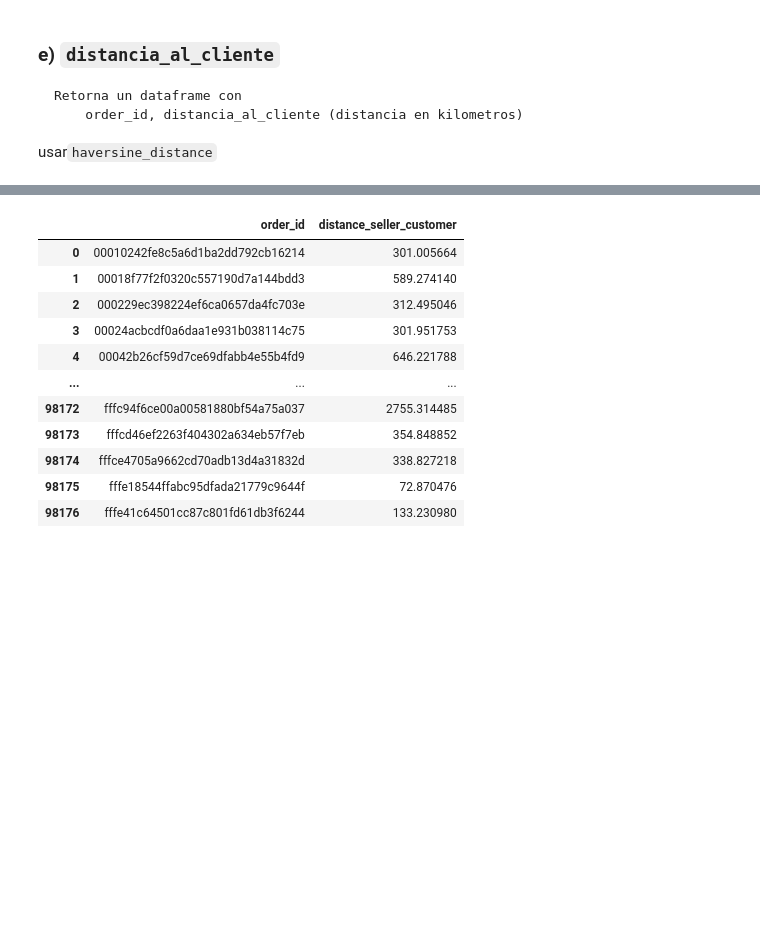
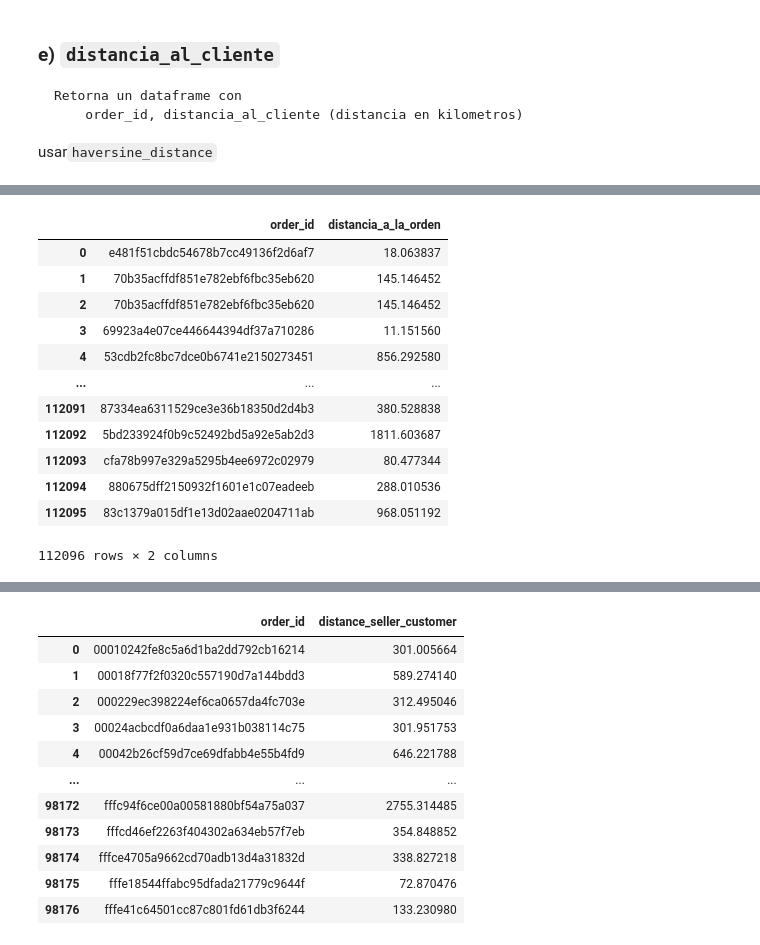
Before and after one commit to pedrosaluzzi/Olist, a Jupyter notebook: ejercicio_orders_part1 (2).ipynb, the cells around one changed output, grey strips where cells are left out. Cells and saved outputs as stored; diff of their text form; code cells hidden in the pictures; blank space fills up the shorter version.

```diff
--- a/ejercicio_orders_part1 (2).ipynb
+++ b/ejercicio_orders_part1 (2).ipynb
@@ -410,3 +443,22 @@ def haversine_distance(lon1, lat1, lon2, lat2):
+# %%
+from funciones.preprocess import calcular_distancia_vendedor_comprador #aplico todo lo anterior que es una funcion que esta en preprocess.py eso me ayuda a que todo el codigo no se vea aca, y este mucho mas limpio y facil de leer
+distancia_a_la_orden = calcular_distancia_vendedor_comprador(data)
+# %%
+distancia_a_la_orden
+# %% [output]
+|  | order_id | distancia_a_la_orden |
+| 0 | e481f51cbdc54678b7cc49136f2d6af7 | 18.063837 |
+| 1 | 70b35acffdf851e782ebf6fbc35eb620 | 145.146452 |
+| 2 | 70b35acffdf851e782ebf6fbc35eb620 | 145.146452 |
+| 3 | 69923a4e07ce446644394df37a710286 | 11.151560 |
+| 4 | 53cdb2fc8bc7dce0b6741e2150273451 | 856.292580 |
+| ... | ... | ... |
+| 112091 | 87334ea6311529ce3e36b18350d2d4b3 | 380.528838 |
+| 112092 | 5bd233924f0b9c52492bd5a92e5ab2d3 | 1811.603687 |
+| 112093 | cfa78b997e329a5295b4ee6972c02979 | 80.477344 |
+| 112094 | 880675dff2150932f1601e1c07eadeeb | 288.010536 |
+| 112095 | 83c1379a015df1e13d02aae0204711ab | 968.051192 |
+112096 rows × 2 columns
 # %%
 
 # mergear sellers con geolocalizacion
```
Also changed, not shown: parts of 11 cells of this notebook.
